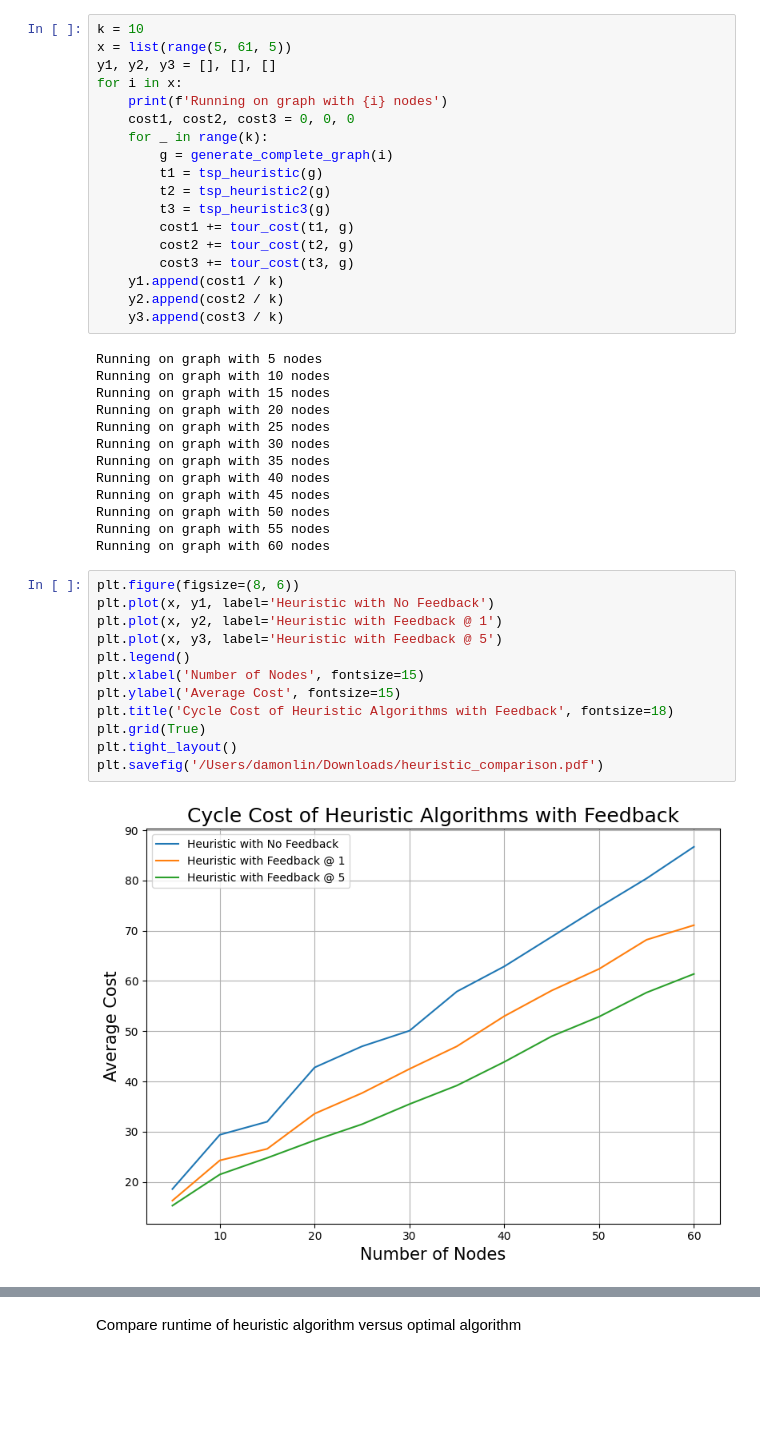
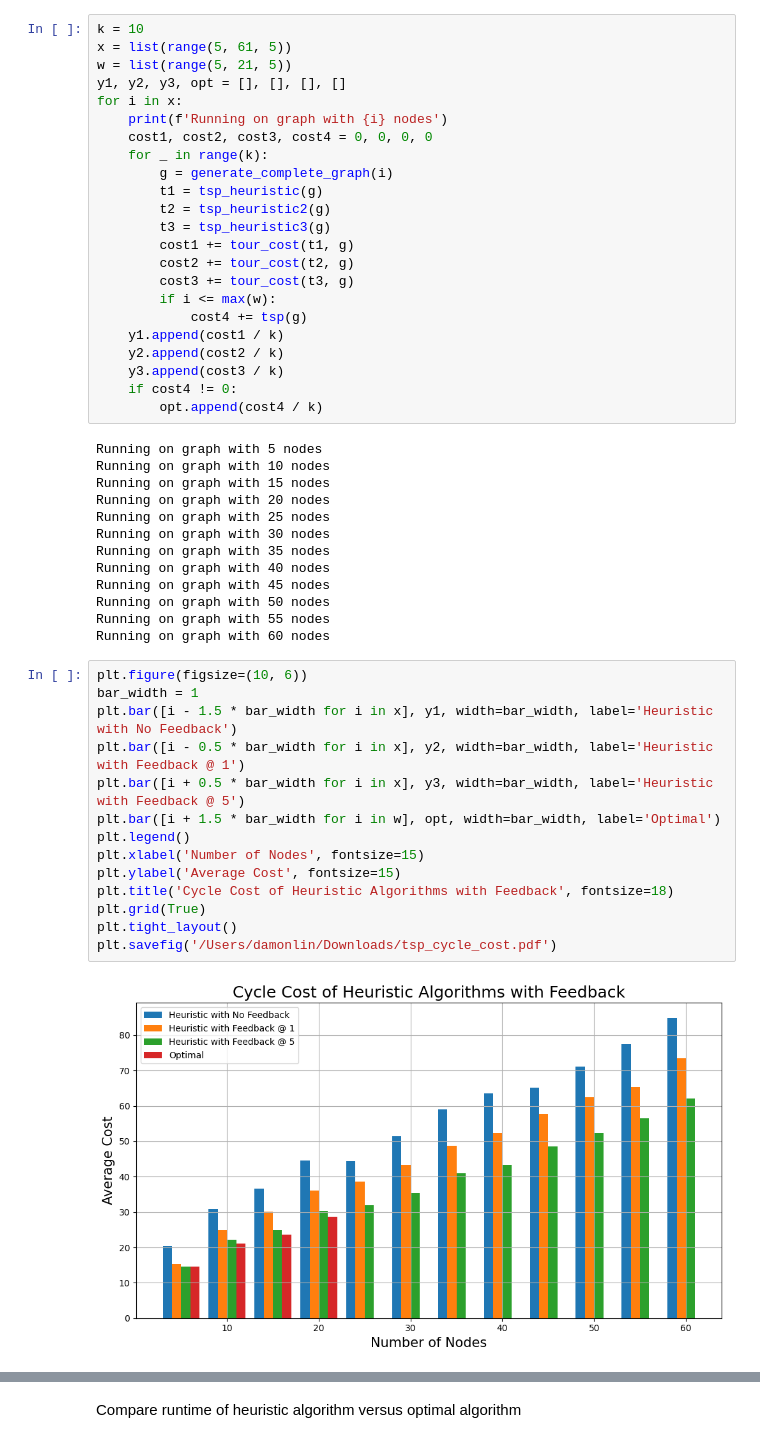
Before and after one commit to damonlin1/HeuristicAlgorithmGeneration, a Jupyter notebook: tsp.ipynb, the cells around one changed output, grey strips where cells are left out. Saved outputs shown, nothing was run; the diff lists cells and outputs as text; blank space fills up the shorter version.

```diff
--- a/tsp.ipynb
+++ b/tsp.ipynb
@@ -231,10 +231,11 @@ Compre cost of tour found by the three heuristic algorithms generated using GPT
 # %%
 k = 10
 x = list(range(5, 61, 5))
-y1, y2, y3 = [], [], []
+w = list(range(5, 21, 5))
+y1, y2, y3, opt = [], [], [], []
 for i in x:
     print(f'Running on graph with {i} nodes')
-    cost1, cost2, cost3 = 0, 0, 0
+    cost1, cost2, cost3, cost4 = 0, 0, 0, 0
     for _ in range(k):
         g = generate_complete_graph(i)
         t1 = tsp_heuristic(g)
@@ -243,9 +244,13 @@ for i in x:
         cost1 += tour_cost(t1, g)
         cost2 += tour_cost(t2, g)
         cost3 += tour_cost(t3, g)
+        if i <= max(w):
+            cost4 += tsp(g)
     y1.append(cost1 / k)
     y2.append(cost2 / k)
     y3.append(cost3 / k)
+    if cost4 != 0:
+        opt.append(cost4 / k)
 # %% [output]
 Running on graph with 5 nodes
 Running on graph with 10 nodes
@@ -260,16 +265,18 @@ Running on graph with 50 nodes
 Running on graph with 55 nodes
 Running on graph with 60 nodes
 # %%
-plt.figure(figsize=(8, 6))
-plt.plot(x, y1, label='Heuristic with No Feedback')
-plt.plot(x, y2, label='Heuristic with Feedback @ 1')
-plt.plot(x, y3, label='Heuristic with Feedback @ 5')
+plt.figure(figsize=(10, 6))
+bar_width = 1
+plt.bar([i - 1.5 * bar_width for i in x], y1, width=bar_width, label='Heuristic with No Feedback')
+plt.bar([i - 0.5 * bar_width for i in x], y2, width=bar_width, label='Heuristic with Feedback @ 1')
+plt.bar([i + 0.5 * bar_width for i in x], y3, width=bar_width, label='Heuristic with Feedback @ 5')
+plt.bar([i + 1.5 * bar_width for i in w], opt, width=bar_width, label='Optimal')
 plt.legend()
 plt.xlabel('Number of Nodes', fontsize=15)
 plt.ylabel('Average Cost', fontsize=15)
 plt.title('Cycle Cost of Heuristic Algorithms with Feedback', fontsize=18)
 plt.grid(True)
 plt.tight_layout()
-plt.savefig('/Users/damonlin/Downloads/heuristic_comparison.pdf')
+plt.savefig('/Users/damonlin/Downloads/tsp_cycle_cost.pdf')
 # %% [output]
-[figure, old version]
+[figure, new version]
```
Also changed, not shown: parts of 6 cells of this notebook.
